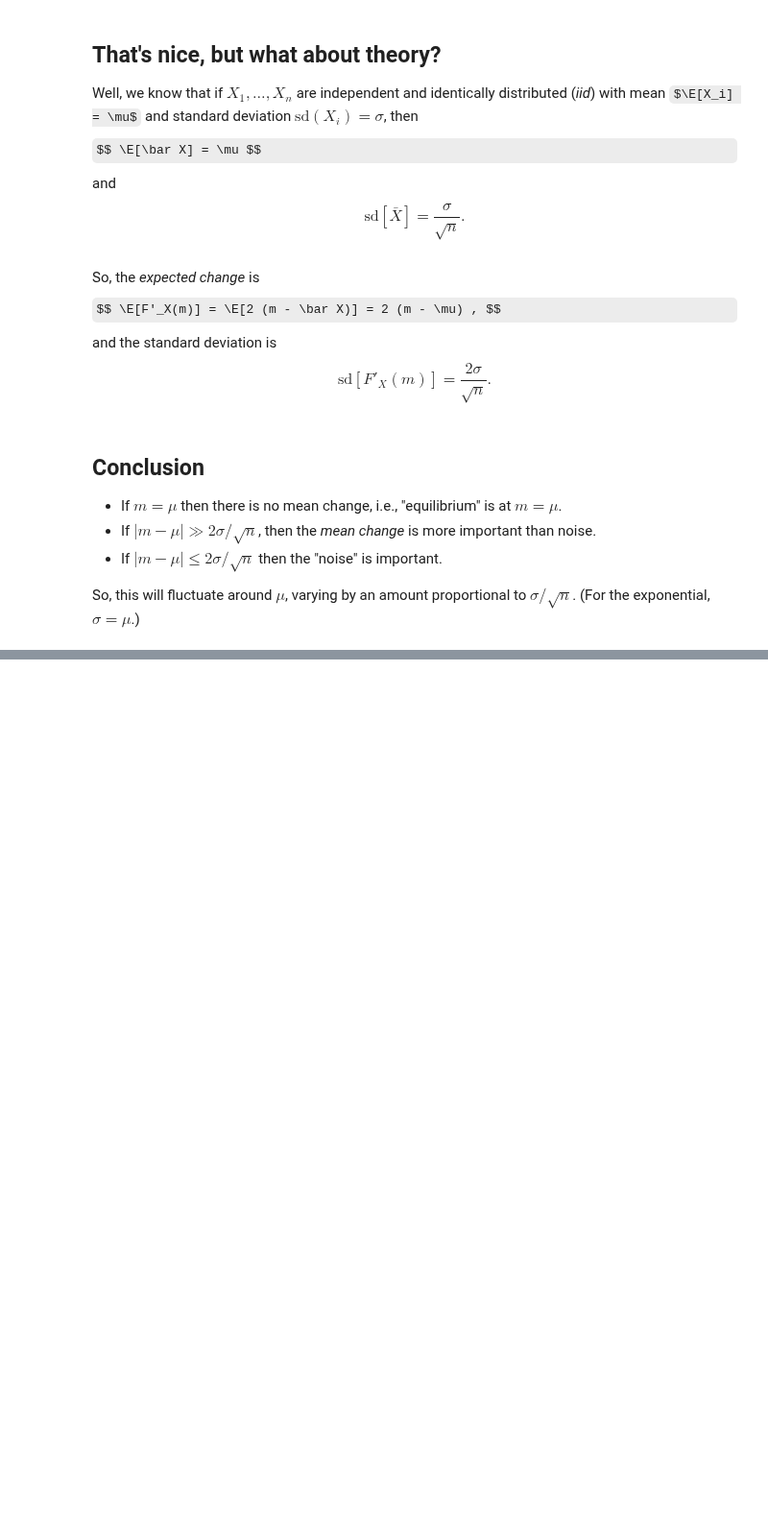
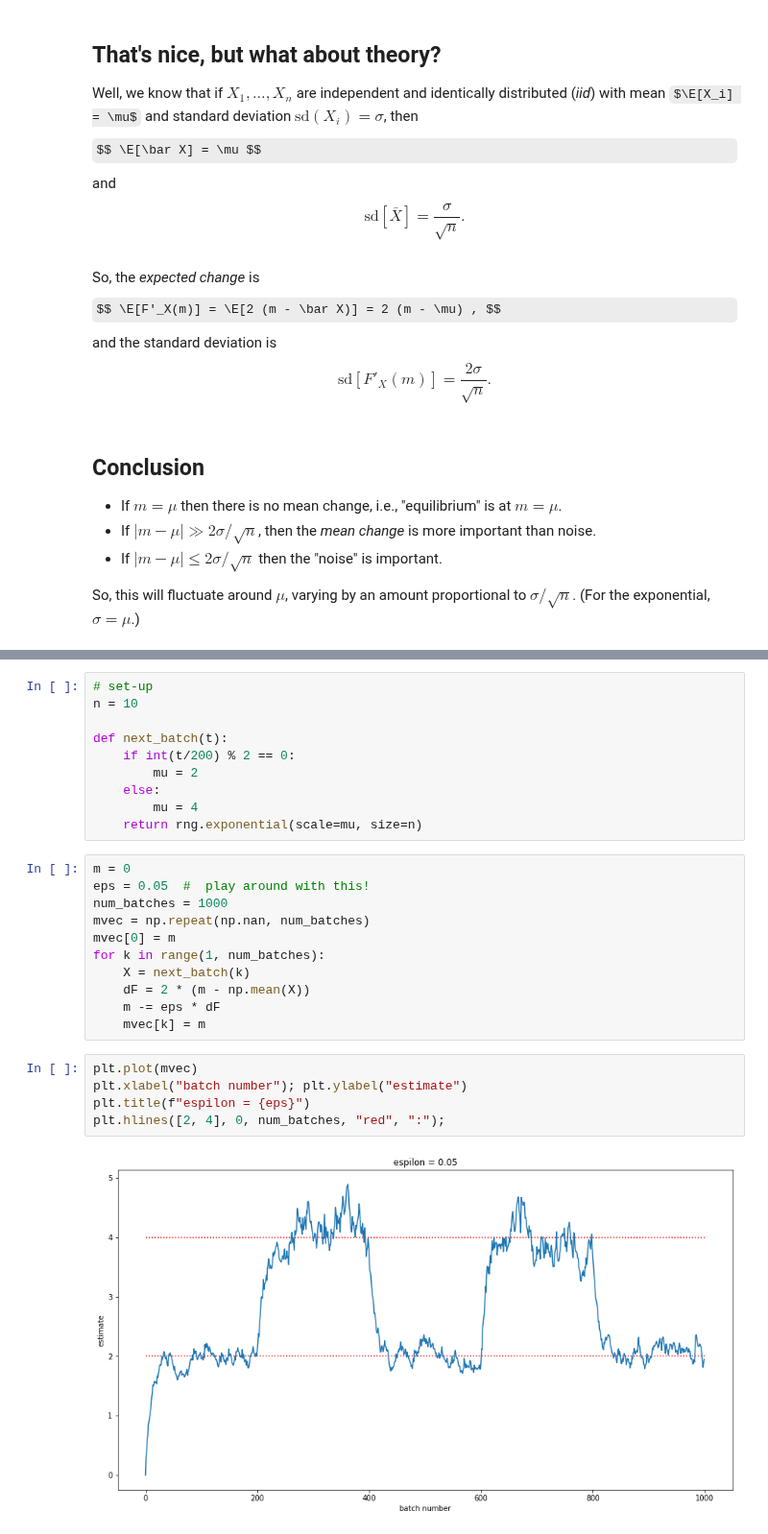
Before and after one commit to UOdsci/dsci345, a Jupyter notebook: class_material/slides/Week_02_Stochastic_gradient_descent.ipynb, the cells around one changed output, grey strips where cells are left out. Shown at 96% size. Saved outputs shown, nothing was run; the diff lists cells and outputs as text; some formulas as TeX source; blank space fills up the shorter version.

```diff
--- a/class_material/slides/Week_02_Stochastic_gradient_descent.ipynb
+++ b/class_material/slides/Week_02_Stochastic_gradient_descent.ipynb
@@ -100,0 +107,28 @@ So, this will fluctuate around $\mu$, varying by an amount proportional to $\sig
+# %%
+# set-up
+n = 10
+
+def next_batch(t):
+    if int(t/200) % 2 == 0:
+        mu = 2
+    else:
+        mu = 4
+    return rng.exponential(scale=mu, size=n)
+# %%
+m = 0
+eps = 0.05  #  play around with this!
+num_batches = 1000
+mvec = np.repeat(np.nan, num_batches)
+mvec[0] = m
+for k in range(1, num_batches):
+    X = next_batch(k)
+    dF = 2 * (m - np.mean(X))
+    m -= eps * dF
+    mvec[k] = m
+# %%
+plt.plot(mvec)
+plt.xlabel("batch number"); plt.ylabel("estimate")
+plt.title(f"espilon = {eps}")
+plt.hlines([2, 4], 0, num_batches, "red", ":");
+# %% [output]
+[figure, added]
```
Also changed, not shown: parts of 3 cells of this notebook, 2 other files.
